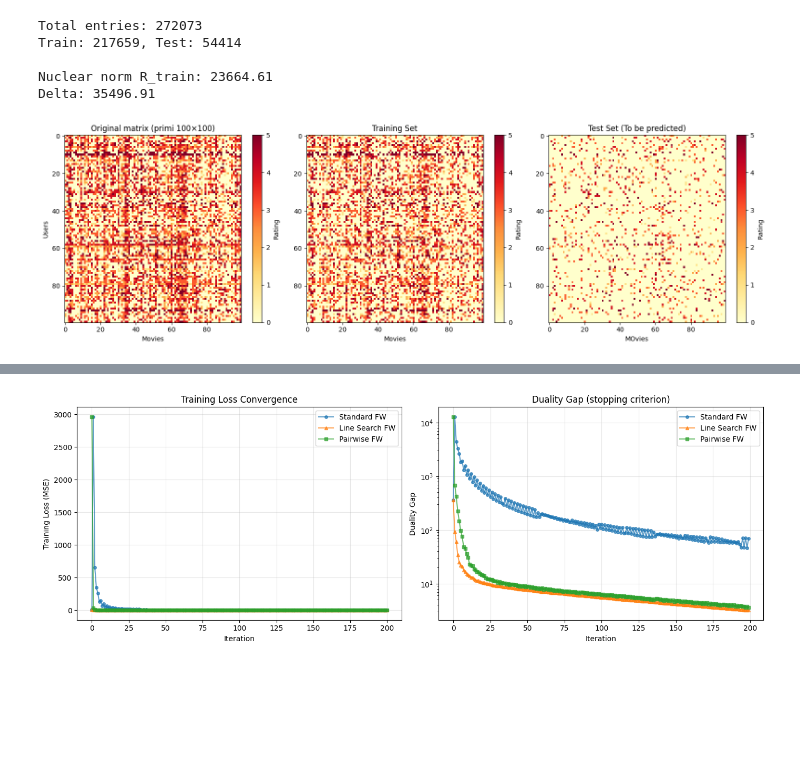
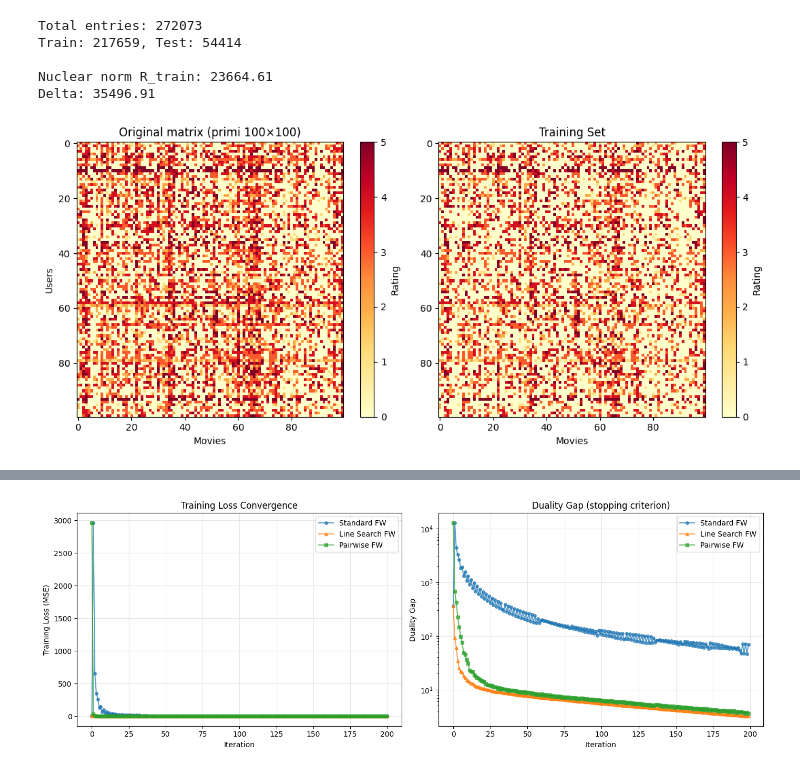
Before and after one commit to MattiaGug/FW_OptimizationProject, a Jupyter notebook: notebook_netflix.ipynb, the cells around one changed output, grey strips where cells are left out. Saved outputs shown, nothing was run; the diff lists cells and outputs as text; code cells hidden in the pictures; blank space fills up the shorter version.

```diff
--- a/notebook_netflix.ipynb
+++ b/notebook_netflix.ipynb
@@ -191,31 +191,26 @@ Train: 217659, Test: 54414
 Nuclear norm R_train: 23664.61
 Delta: 35496.91
 # %%
-fig, axes = plt.subplots(1, 3, figsize=(16, 5))
+fig, axes = plt.subplots(1, 2, figsize=(11, 5))
 
 # Complete matrix
 im1 = axes[0].imshow(R_full[:100, :100], cmap='YlOrRd', aspect='auto', vmin=0, vmax=5)
 axes[0].set_title('Original matrix (primi 100×100)')
 axes[0].set_xlabel('Movies')
 axes[0].set_ylabel('Users')
 plt.colorbar(im1, ax=axes[0], label='Rating')
 
 # Train matrix
 im2 = axes[1].imshow(R_train[:100, :100], cmap='YlOrRd', aspect='auto', vmin=0, vmax=5)
 axes[1].set_title('Training Set')
 axes[1].set_xlabel('Movies')
 plt.colorbar(im2, ax=axes[1], label='Rating')
 
-# Test matrix
-im3 = axes[2].imshow(R_test[:100, :100], cmap='YlOrRd', aspect='auto', vmin=0, vmax=5)
-axes[2].set_title('Test Set (To be predicted)')
-axes[2].set_xlabel('MOvies')
-plt.colorbar(im3, ax=axes[2], label='Rating')
 
 plt.tight_layout()
 plt.show()
 # %% [output]
-[figure, old version]
+[figure, new version]
 # %%
 MAX_ITER = 200
 TOL = 1e-5
```
Also changed, not shown: parts of 3 cells of this notebook, 1 other file.
